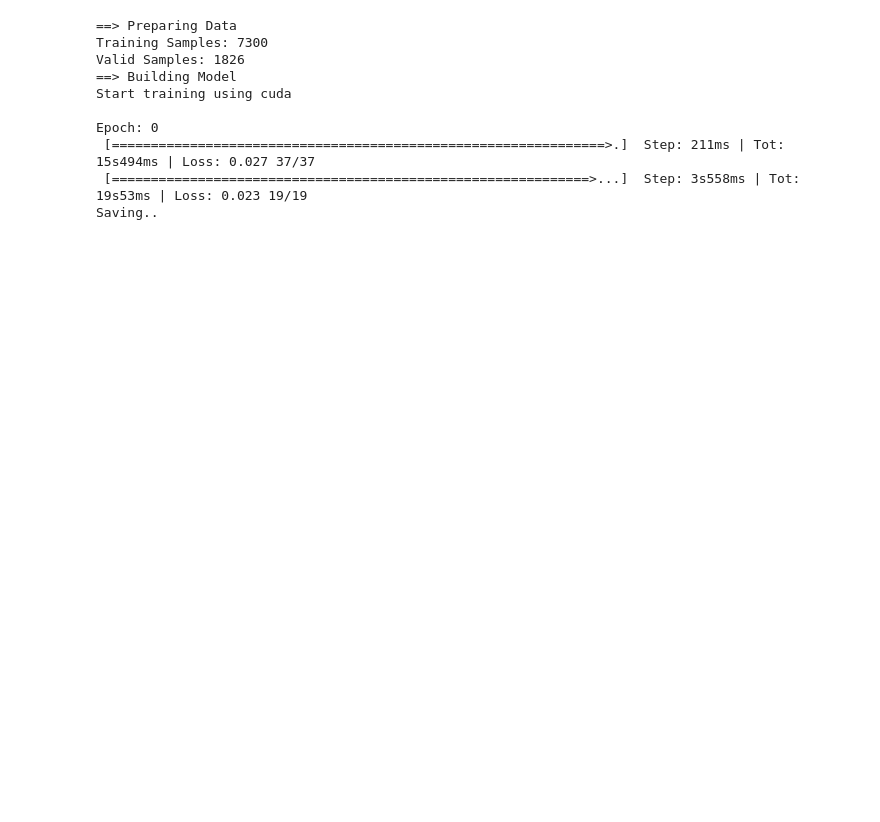
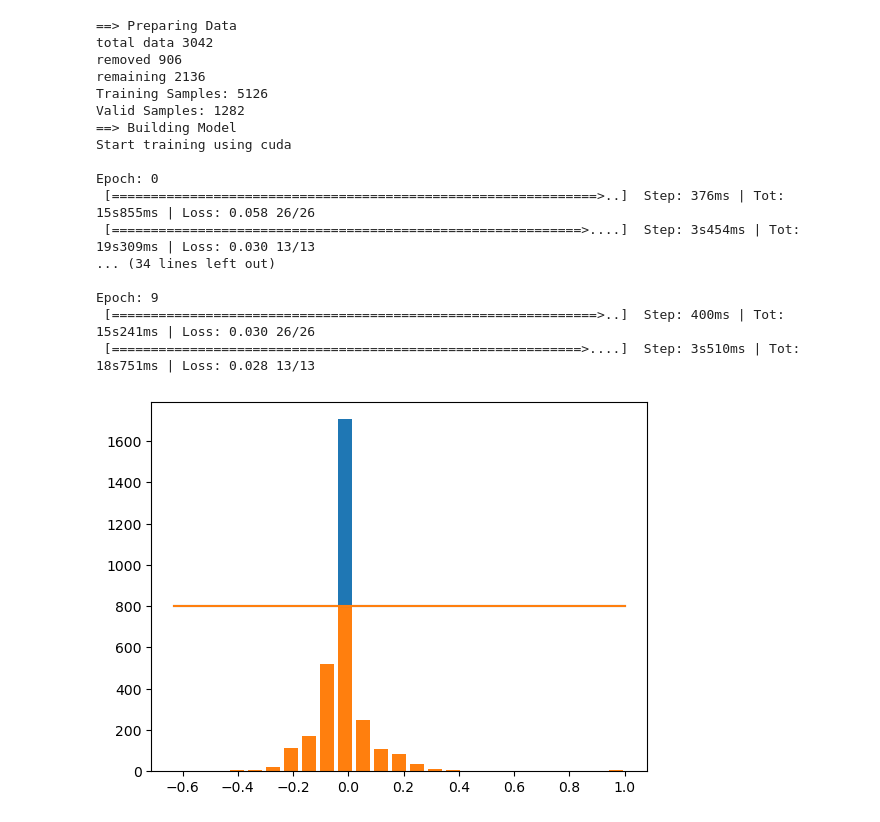
Before and after one commit to sudharsan-007/JetRat, a Jupyter notebook: train_dev_code/train1_gpu.ipynb, the cells around one changed output. Drawn from its saved outputs; the diff is of its cells as text; code cells hidden in the pictures; blank space fills up the shorter version.

```diff
--- a/train_dev_code/train1_gpu.ipynb
+++ b/train_dev_code/train1_gpu.ipynb
@@ -326,3 +320,38 @@ def load_data(datadir):
+# %%
+def load_data(datadir):
+    columns = ['center', 'left', 'right', 'steering', 'throttle', 'reverse', 'speed']
+    data = pd.read_csv(os.path.join(datadir, 'driving_log.csv'), names = columns)
+    pd.set_option('display.max_colwidth', None)
+    data.head()
+
+    num_bins = 25
+    samples_per_bin = 800
+    hist, bins = np.histogram(data['steering'], num_bins)
+    center = (bins[:-1]+bins[1:]) * 0.5
+    plt.bar(center, hist, width = 0.05)
+    plt.plot((np.min(data['steering']), np.max(data['steering'])), (samples_per_bin,samples_per_bin))
+
+
+    print('total data', len(data))
+
+    remove_list = []
+    for j in range(num_bins):
+        list_ = []
+        for i in range(len(data['steering'])):
+            if data['steering'][i] >= bins[j] and data['steering'][i] <= bins[j+1]:
+                list_.append(i)
+        list_ = shuffle(list_)
+        list_ = list_[samples_per_bin:]
+        remove_list.extend(list_)
+
+    print('removed', len(remove_list))
+    data.drop(data.index[remove_list], inplace = True)
+    print('remaining', len(data))
+
+    hist, _ = np.histogram(data['steering'], (num_bins))
+    plt.bar(center, hist, width = 0.05)
+    plt.plot((np.min(data['steering']), np.max(data['steering'])), (samples_per_bin,samples_per_bin))
+    return data
 # %%
 
 def gen_Dataset(Dir, batch):
@@ -347,10 +376,10 @@ def gen_Dataset(Dir, batch):
 # %%
 
 if __name__ == "__main__":
-    datadir = '2'
+    datadir = '../2'
     verboseFlag = False
     batch = 200
-    epochs = 1
+    epochs = 10
     worker_nums = 0
     best_loss = 1000
     print('==> Preparing Data')
@@ -363,35 +392,46 @@ if __name__ == "__main__":
     testloader = torch.utils.data.DataLoader(
         testset, batch_size = 100, shuffle=True, num_workers=worker_nums
     )
 
     print('==> Building Model')
     device = 'cpu'
     if torch.cuda.is_available():
         device = 'cuda'
     print('Start training using', device)
 
     net = nvidia_model()
     # net = net.double()
     # summary(net)
     net = net.to(device)
     if device == 'cuda':
         net =torch.nn.DataParallel(net)
         cudnn.benchmark = True
     criterion = nn.MSELoss()
     optimizer = optim.Adam(net.parameters(), lr=1e-3, weight_decay=5e-4)
     scheduler = torch.optim.lr_scheduler.CosineAnnealingLR(optimizer, T_max=200)
+
+    loss_list = []
     for epoch in range(0, epochs):
         trainPerf = train(epoch)
         test(epoch)
         scheduler.step()
+        loss_list.append(trainPerf[0])
 # %% [output]
 ==> Preparing Data
-Training Samples: 7300
-Valid Samples: 1826
+total data 3042
+removed 906
+remaining 2136
+Training Samples: 5126
+Valid Samples: 1282
 ==> Building Model
 Start training using cuda
 
 Epoch: 0
- [===============================================================>.]  Step: 211ms | Tot: 15s494ms | Loss: 0.027 37/37
- [=============================================================>...]  Step: 3s558ms | Tot: 19s53ms | Loss: 0.023 19/19
-Saving..
+ [==============================================================>..]  Step: 376ms | Tot: 15s855ms | Loss: 0.058 26/26
+ [============================================================>....]  Step: 3s454ms | Tot: 19s309ms | Loss: 0.030 13/13
+... (34 lines left out)
+
+Epoch: 9
+ [==============================================================>..]  Step: 400ms | Tot: 15s241ms | Loss: 0.030 26/26
+ [============================================================>....]  Step: 3s510ms | Tot: 18s751ms | Loss: 0.028 13/13
+[figure, added]
```
Also changed, not shown: parts of 3 cells of this notebook, 1 other file.
